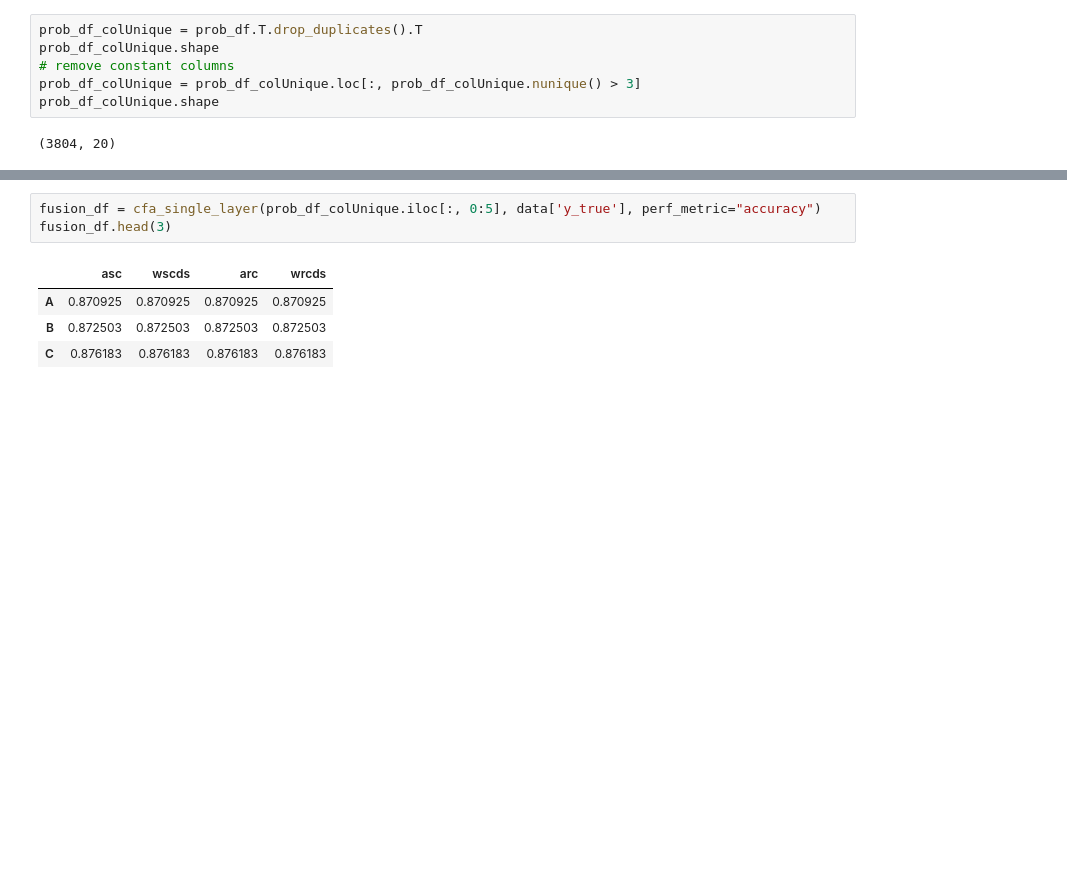
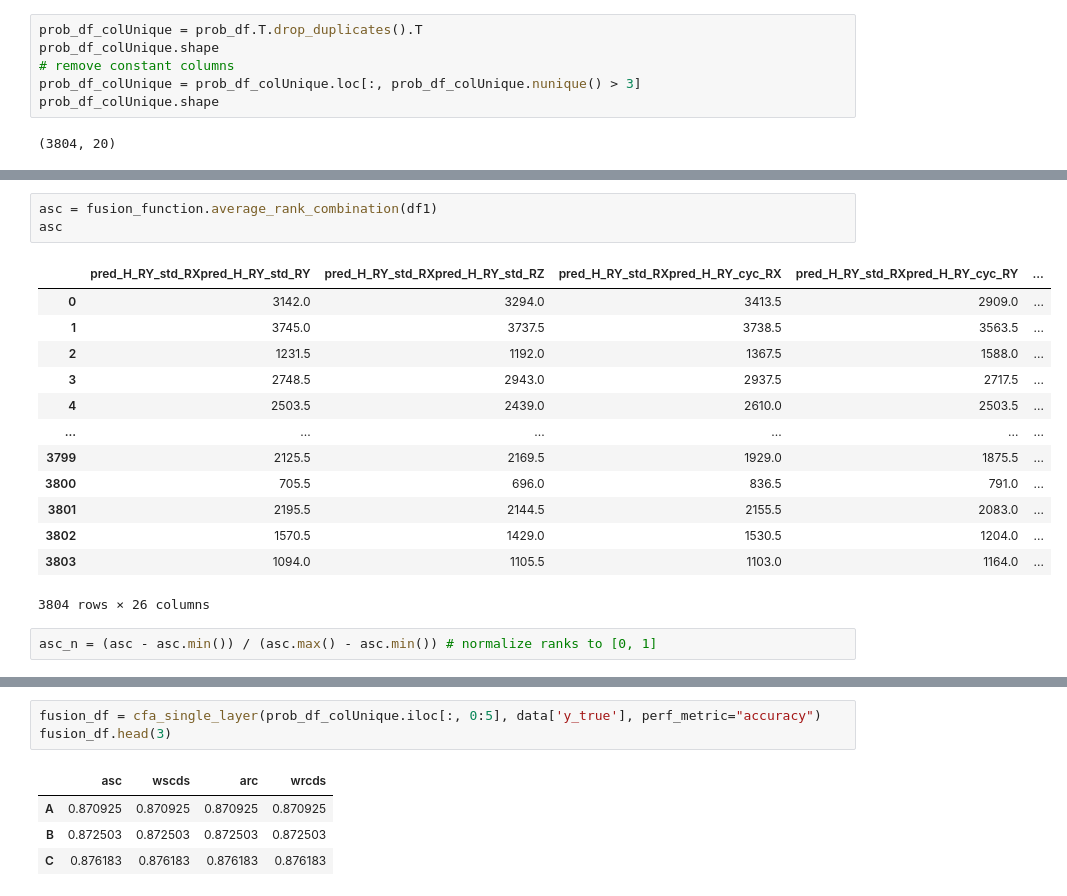
Before and after one commit to ywu60/Combinatorial-Fusion-Analysis, a Jupyter notebook: cfa/Untitled-1.ipynb, the cells around one changed output, grey strips where cells are left out. Saved outputs shown, nothing was run; the diff lists cells and outputs as text; blank space fills up the shorter version.

```diff
--- a/cfa/Untitled-1.ipynb
+++ b/cfa/Untitled-1.ipynb
@@ -28,0 +70,19 @@ prob_df_colUnique.shape
+# %%
+asc = fusion_function.average_rank_combination(df1)
+asc
+# %% [output]
+|  | pred_H_RY_std_RXpred_H_RY_std_RY | pred_H_RY_std_RXpred_H_RY_std_RZ | pred_H_RY_std_RXpred_H_RY_cyc_RX | pred_H_RY_std_RXpred_H_RY_cyc_RY | ... |
+| 0 | 3142.0 | 3294.0 | 3413.5 | 2909.0 | ... |
+| 1 | 3745.0 | 3737.5 | 3738.5 | 3563.5 | ... |
+| 2 | 1231.5 | 1192.0 | 1367.5 | 1588.0 | ... |
+| 3 | 2748.5 | 2943.0 | 2937.5 | 2717.5 | ... |
+| 4 | 2503.5 | 2439.0 | 2610.0 | 2503.5 | ... |
+| ... | ... | ... | ... | ... | ... |
+| 3799 | 2125.5 | 2169.5 | 1929.0 | 1875.5 | ... |
+| 3800 | 705.5 | 696.0 | 836.5 | 791.0 | ... |
+| 3801 | 2195.5 | 2144.5 | 2155.5 | 2083.0 | ... |
+| 3802 | 1570.5 | 1429.0 | 1530.5 | 1204.0 | ... |
+| 3803 | 1094.0 | 1105.5 | 1103.0 | 1164.0 | ... |
+3804 rows × 26 columns
+# %%
+asc_n = (asc - asc.min()) / (asc.max() - asc.min()) # normalize ranks to [0, 1]
```
Also changed, not shown: parts of 12 cells of this notebook, 2 other files.
